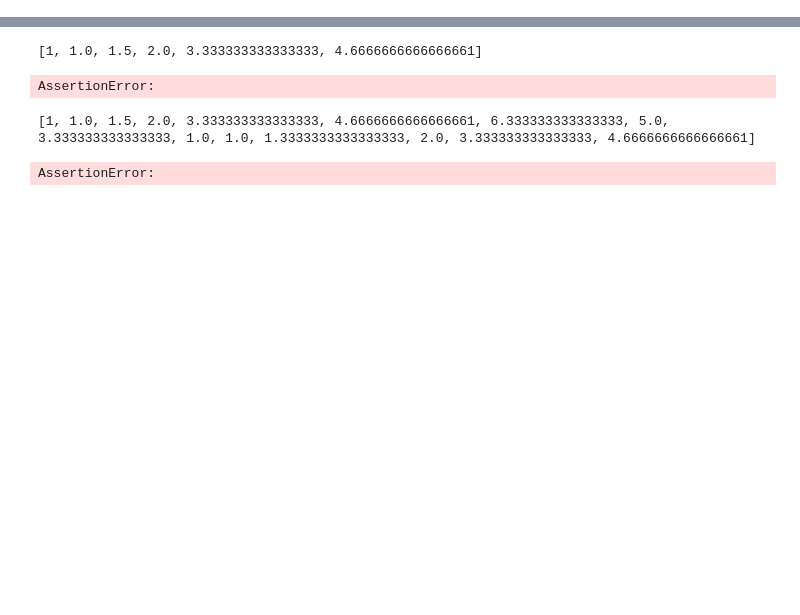
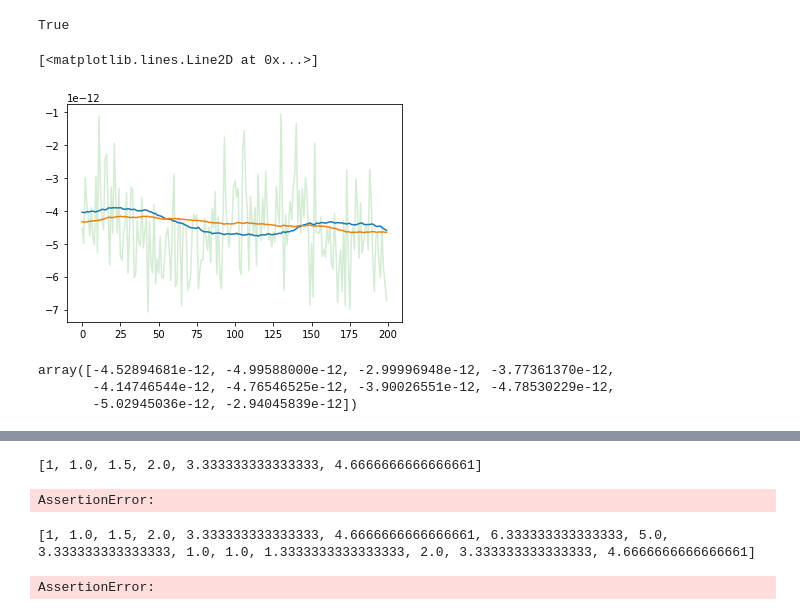
Before and after one commit to AGPlested/ASCAM, a Jupyter notebook: Chung-Kennedy.ipynb, the cells around one changed output, grey strips where cells are left out. Cells and saved outputs as stored; diff of their text form; code cells hidden in the pictures; blank space fills up the shorter version.

```diff
--- a/Chung-Kennedy.ipynb
+++ b/Chung-Kennedy.ipynb
@@ -2,0 +45,17 @@ import numpy as np
+# %%
+np.allclose(p2,p3,atol=1e-14)
+# %% [output]
+True
+# %%
+plt.plot(p2[1000:1200])
+plt.plot(p3[1000:1200])
+plt.plot(trace[1000:1200],alpha=.2)
+# %% [output]
+[<matplotlib.lines.Line2D at 0x...>]
+[figure, added]
+# %%
+x
+# %% [output]
+array([-4.52894681e-12, -4.99588000e-12, -2.99996948e-12, -3.77361370e-12,
+       -4.14746544e-12, -4.76546525e-12, -3.90026551e-12, -4.78530229e-12,
+       -5.02945036e-12, -2.94045839e-12])
```
Also changed, not shown: parts of 39 cells of this notebook, 5 other files.
